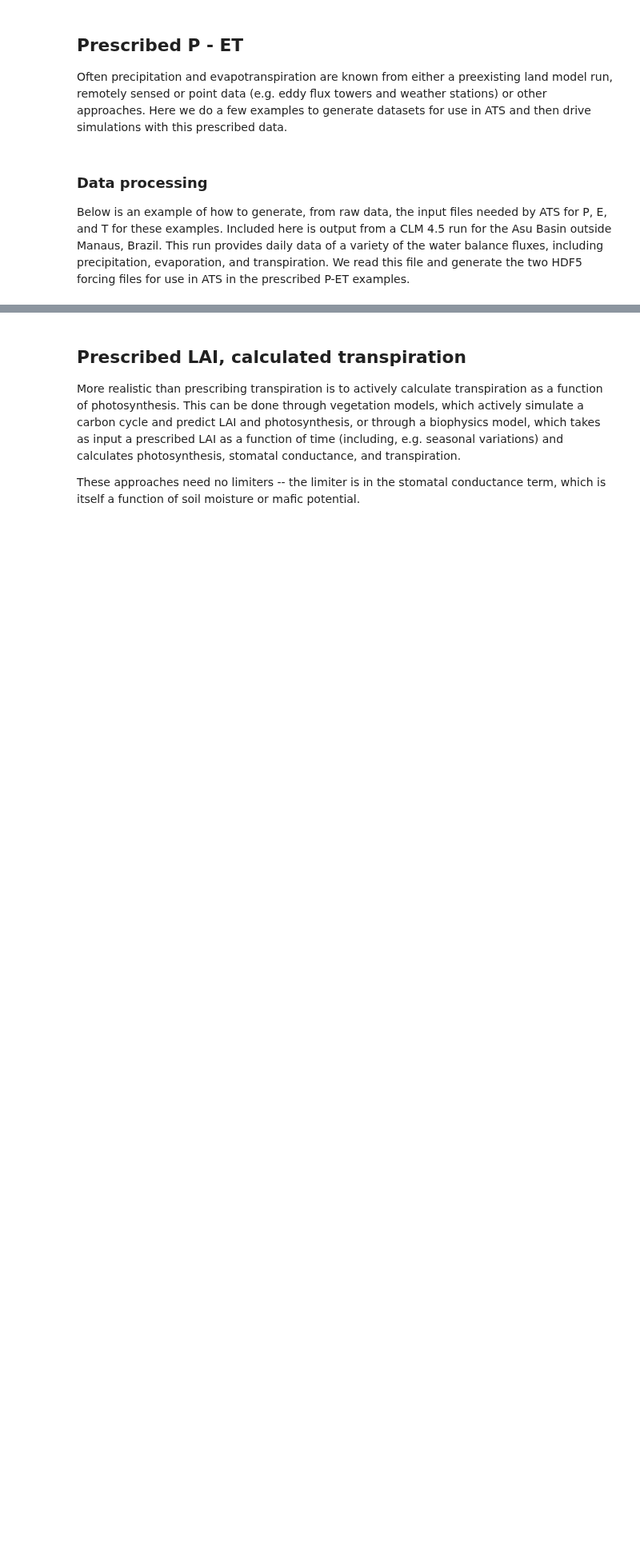
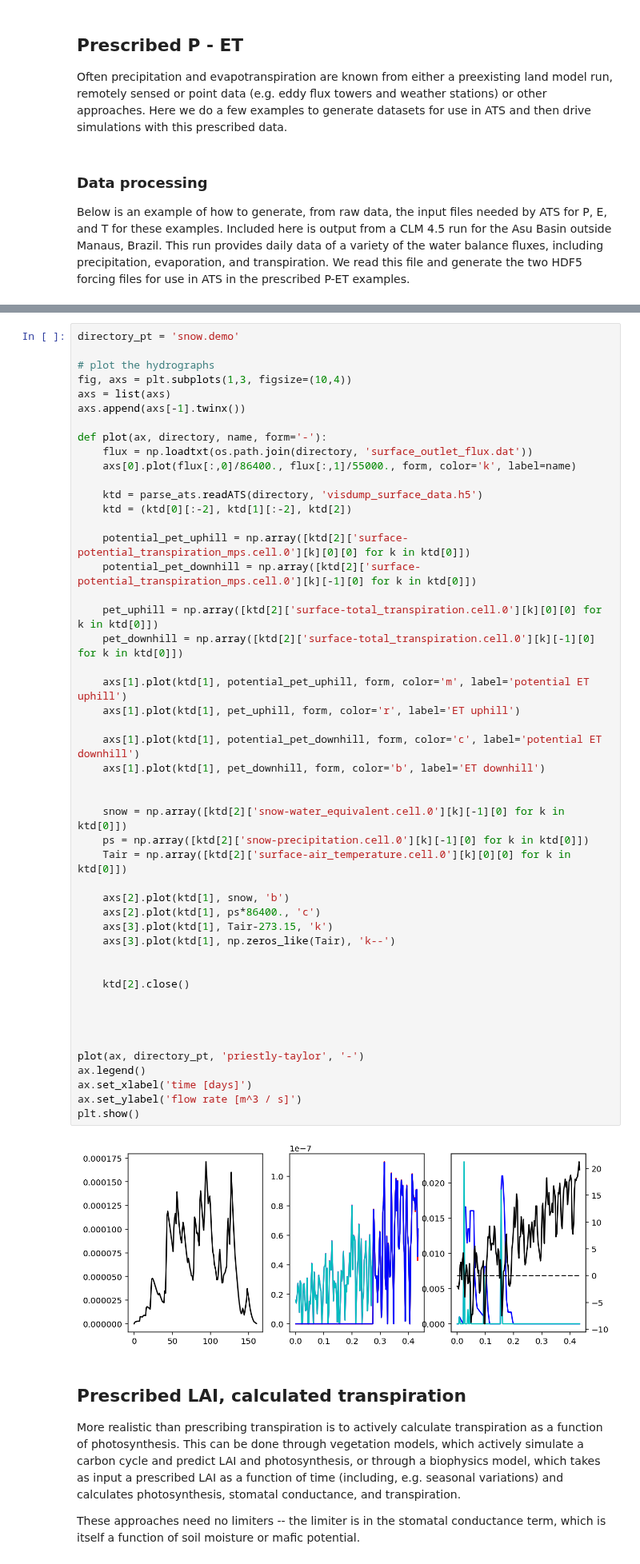
Before and after one commit to amanzi/ats-demos, a Jupyter notebook: 05_ecohydrology/ecohydrology.ipynb, the cells around one changed output, grey strips where cells are left out. Shown at 80% size. Saved outputs shown, nothing was run; the diff lists cells and outputs as text; blank space fills up the shorter version.

Commit message:
snow example running and working with full PET

```diff
--- a/05_ecohydrology/ecohydrology.ipynb
+++ b/05_ecohydrology/ecohydrology.ipynb
@@ -183,3 +197,53 @@ plt.show()
+# %%
+directory_pt = 'snow.demo'
+
+# plot the hydrographs
+fig, axs = plt.subplots(1,3, figsize=(10,4))
+axs = list(axs)
+axs.append(axs[-1].twinx())
+
+def plot(ax, directory, name, form='-'):
+    flux = np.loadtxt(os.path.join(directory, 'surface_outlet_flux.dat'))
+    axs[0].plot(flux[:,0]/86400., flux[:,1]/55000., form, color='k', label=name)
+
+    ktd = parse_ats.readATS(directory, 'visdump_surface_data.h5')
+    ktd = (ktd[0][:-2], ktd[1][:-2], ktd[2])
+
+    potential_pet_uphill = np.array([ktd[2]['surface-potential_transpiration_mps.cell.0'][k][0][0] for k in ktd[0]])
+    potential_pet_downhill = np.array([ktd[2]['surface-potential_transpiration_mps.cell.0'][k][-1][0] for k in ktd[0]])
+
+    pet_uphill = np.array([ktd[2]['surface-total_transpiration.cell.0'][k][0][0] for k in ktd[0]])
+    pet_downhill = np.array([ktd[2]['surface-total_transpiration.cell.0'][k][-1][0] for k in ktd[0]])
+
+    axs[1].plot(ktd[1], potential_pet_uphill, form, color='m', label='potential ET uphill')
+    axs[1].plot(ktd[1], pet_uphill, form, color='r', label='ET uphill')
+
+    axs[1].plot(ktd[1], potential_pet_downhill, form, color='c', label='potential ET downhill')
+    axs[1].plot(ktd[1], pet_downhill, form, color='b', label='ET downhill')
+
+
+    snow = np.array([ktd[2]['snow-water_equivalent.cell.0'][k][-1][0] for k in ktd[0]])
+    ps = np.array([ktd[2]['snow-precipitation.cell.0'][k][-1][0] for k in ktd[0]])
+    Tair = np.array([ktd[2]['surface-air_temperature.cell.0'][k][0][0] for k in ktd[0]])
+
+    axs[2].plot(ktd[1], snow, 'b')
+    axs[2].plot(ktd[1], ps*86400., 'c')
+    axs[3].plot(ktd[1], Tair-273.15, 'k')
+    axs[3].plot(ktd[1], np.zeros_like(Tair), 'k--')
+
+
+    ktd[2].close()
+
+
+
+
+plot(ax, directory_pt, 'priestly-taylor', '-')
+ax.legend()
+ax.set_xlabel('time [days]')
+ax.set_ylabel('flow rate [m^3 / s]')
+plt.show()
+# %% [output]
+[figure, added]
 # %% [markdown]
 ## Prescribed LAI, calculated transpiration
 
```
Also changed, not shown: parts of 10 cells of this notebook, 1 other file.
